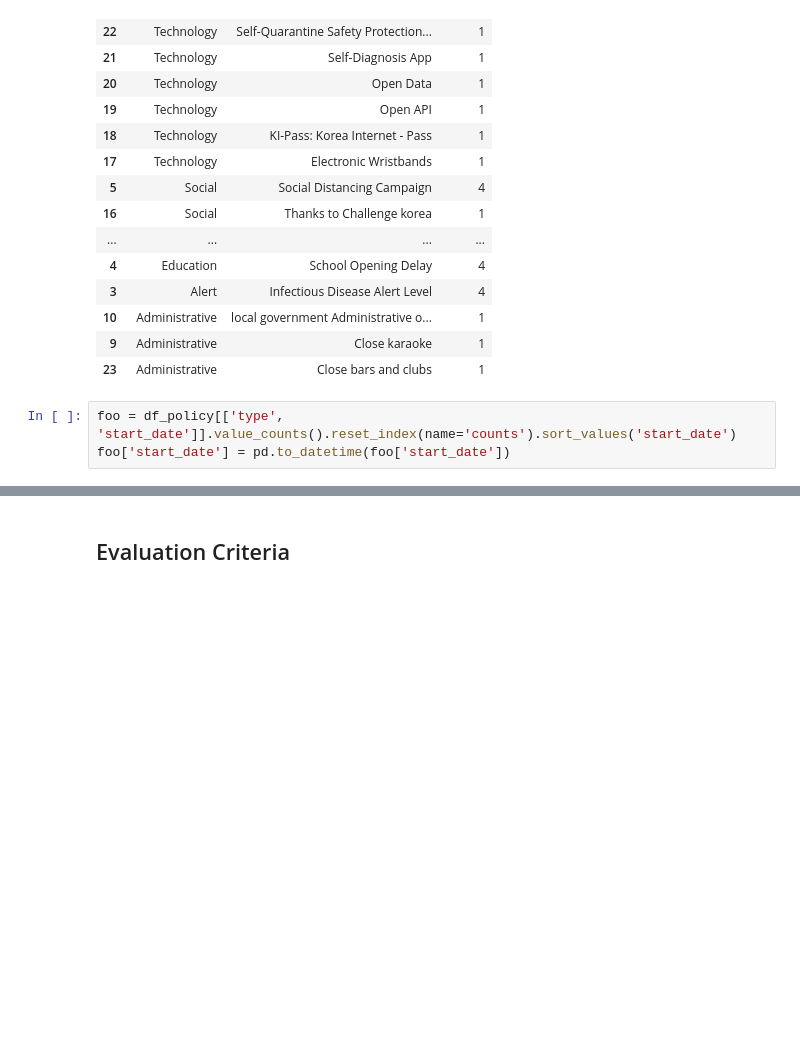
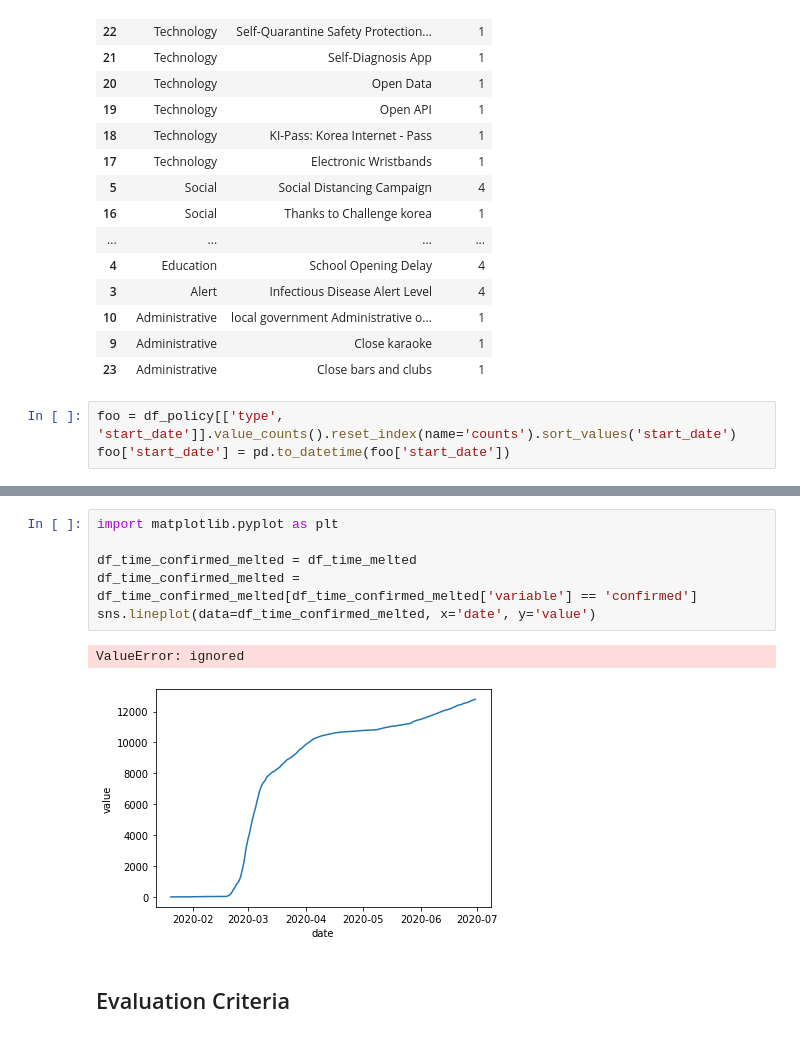
Before and after one commit to miglegervyte/bioinfo, a Jupyter notebook: 141.ipynb, the cells around one changed output, grey strips where cells are left out. Saved outputs shown, nothing was run; the diff lists cells and outputs as text; blank space fills up the shorter version.

```diff
--- a/141.ipynb
+++ b/141.ipynb
@@ -325,3 +319,12 @@ sns.lineplot(x='start_date', y='counts', hue='type', data=foo)
+# %%
+import matplotlib.pyplot as plt
+
+df_time_confirmed_melted = df_time_melted
+df_time_confirmed_melted = df_time_confirmed_melted[df_time_confirmed_melted['variable'] == 'confirmed']
+sns.lineplot(data=df_time_confirmed_melted, x='date', y='value')
+# %% [output]
+ValueError: ignored
+[figure, added]
 # %% [markdown]
 ## Evaluation Criteria
 # %% [markdown]
```
Also changed, not shown: parts of 5 cells of this notebook.
